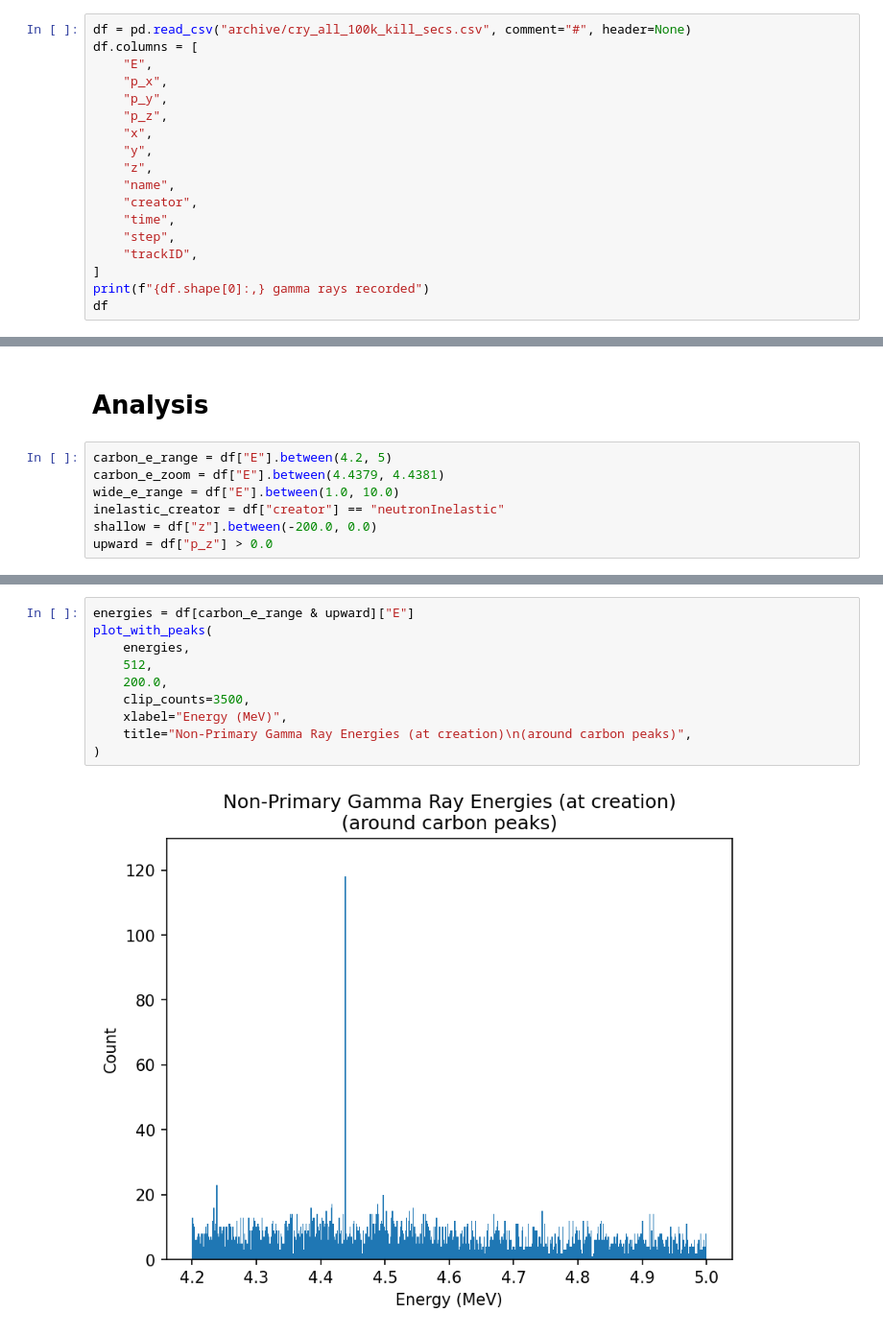
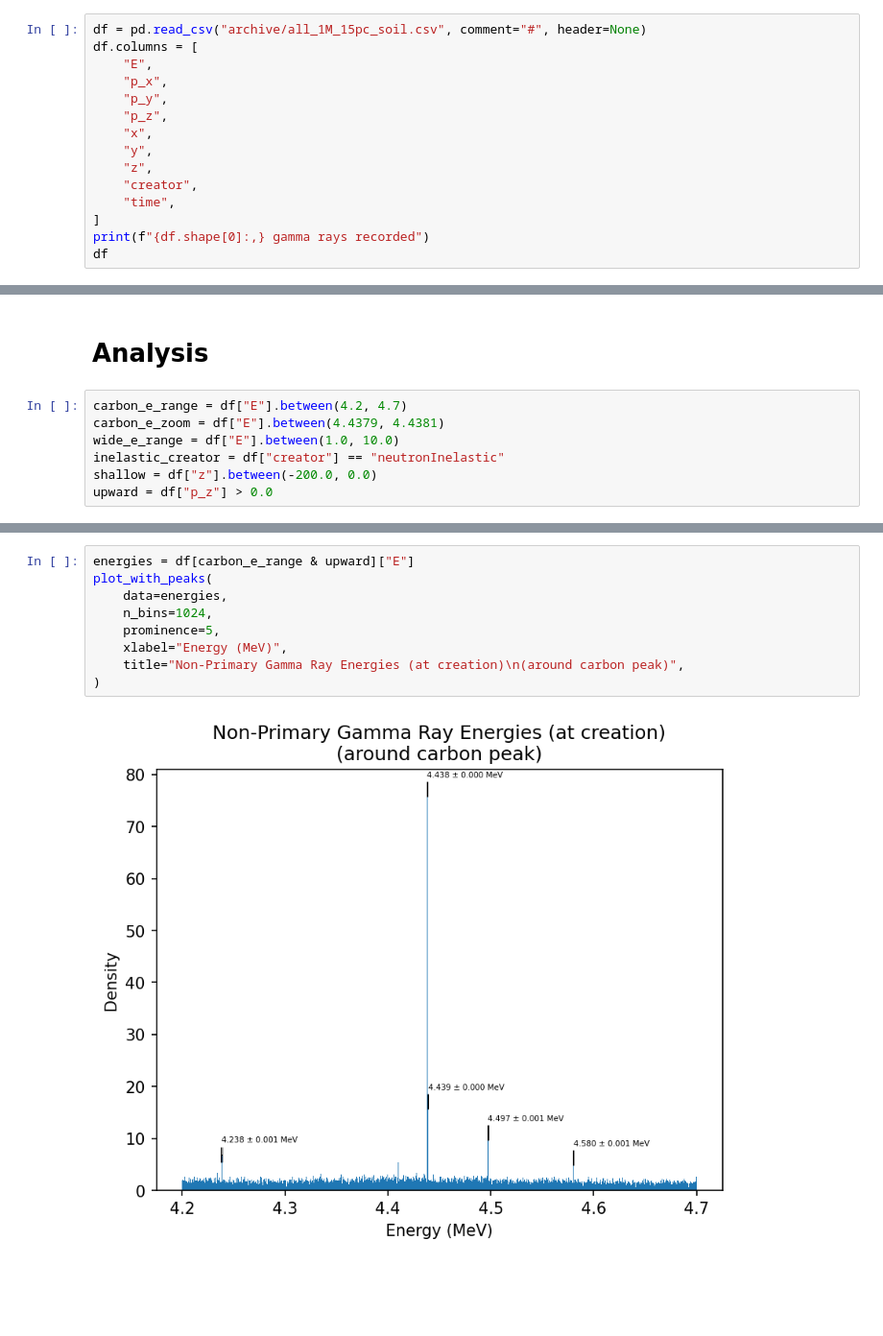
Before and after one commit to Jude-E-dev/Carbon-ASC-Repo, a Jupyter notebook: analysis/analysis.ipynb, the cells around one changed output, grey strips where cells are left out. Shown at 96% size. Drawn from its saved outputs; the diff is of its cells as text; blank space fills up the shorter version.

```diff
--- a/analysis/analysis.ipynb
+++ b/analysis/analysis.ipynb
@@ -118,7 +131,7 @@ df
 # %% [markdown]
 # CSV
 # %%
-df = pd.read_csv("archive/cry_all_100k_kill_secs.csv", comment="#", header=None)
+df = pd.read_csv("archive/all_1M_15pc_soil.csv", comment="#", header=None)
 df.columns = [
     "E",
     "p_x",
@@ -127,11 +140,8 @@ df.columns = [
     "x",
     "y",
     "z",
-    "name",
     "creator",
     "time",
-    "step",
-    "trackID",
 ]
 print(f"{df.shape[0]:,} gamma rays recorded")
 df
@@ -153,7 +163,7 @@ df
 # %% [markdown]
 # Analysis
 # %%
-carbon_e_range = df["E"].between(4.2, 5)
+carbon_e_range = df["E"].between(4.2, 4.7)
 carbon_e_zoom = df["E"].between(4.4379, 4.4381)
 wide_e_range = df["E"].between(1.0, 10.0)
 inelastic_creator = df["creator"] == "neutronInelastic"
@@ -176,13 +184,12 @@ plot_with_peaks(
 # %%
 energies = df[carbon_e_range & upward]["E"]
 plot_with_peaks(
-    energies,
-    512,
-    200.0,
-    clip_counts=3500,
+    data=energies,
+    n_bins=1024,
+    prominence=5,
     xlabel="Energy (MeV)",
-    title="Non-Primary Gamma Ray Energies (at creation)\n(around carbon peaks)",
+    title="Non-Primary Gamma Ray Energies (at creation)\n(around carbon peak)",
 )
 # %% [output]
-[figure, old version]
+[figure, new version]
 # %%
```
Also changed, not shown: parts of 24 cells of this notebook, 8 other files.
